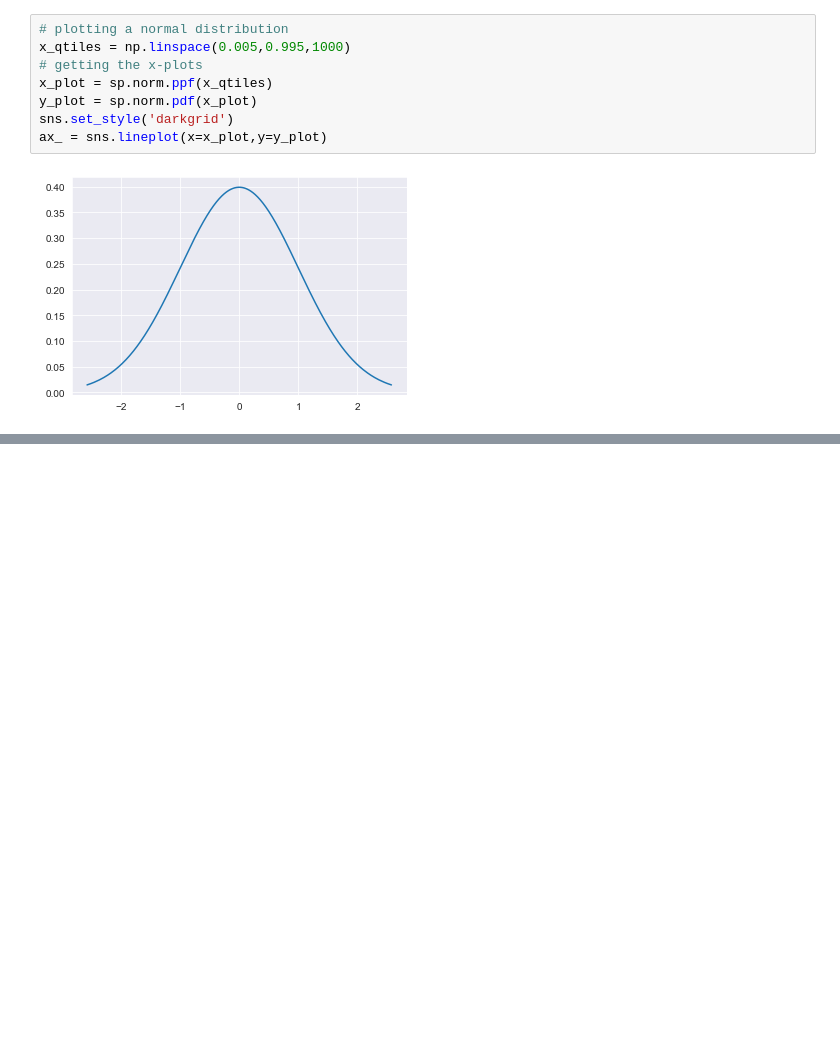
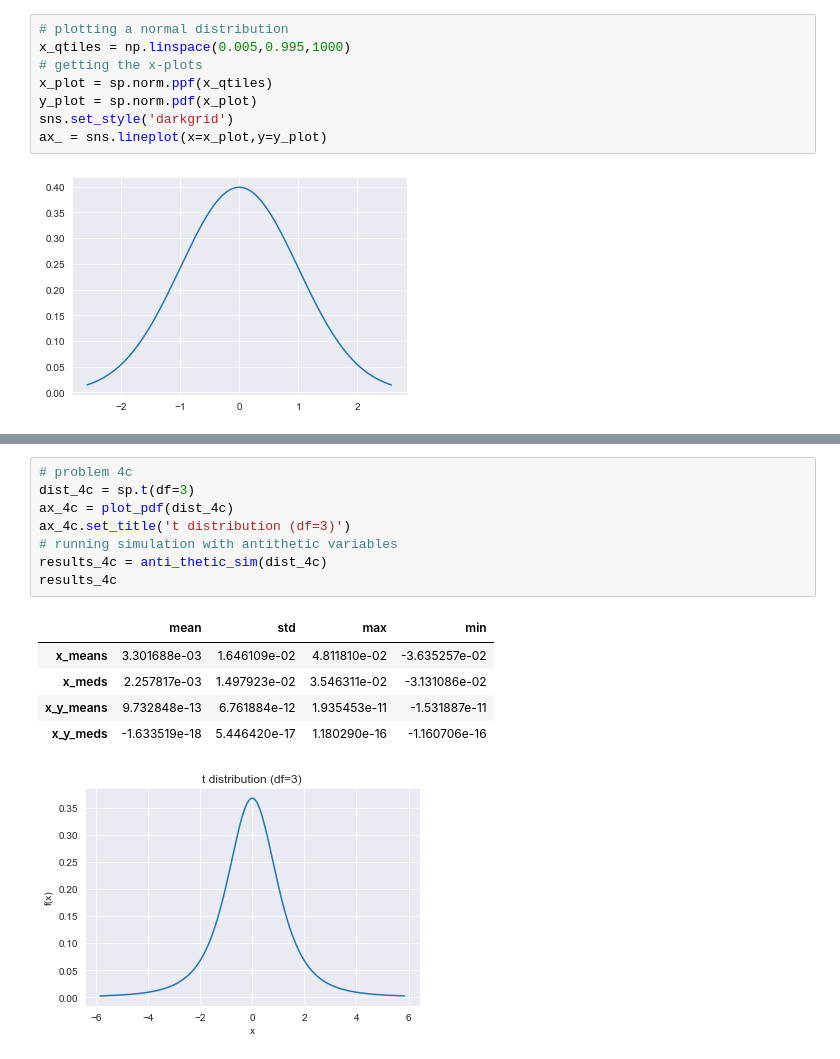
Before and after one commit to uwcheah/Main, a Jupyter notebook: montecarlo/Module 9.ipynb, the cells around one changed output, grey strips where cells are left out. Cells and saved outputs as stored; diff of their text form; blank space fills up the shorter version.

```diff
--- a/montecarlo/Module 9.ipynb
+++ b/montecarlo/Module 9.ipynb
@@ -126,0 +225,15 @@ array([21])
+# %%
+# problem 4c
+dist_4c = sp.t(df=3)
+ax_4c = plot_pdf(dist_4c)
+ax_4c.set_title('t distribution (df=3)')
+# running simulation with antithetic variables
+results_4c = anti_thetic_sim(dist_4c)
+results_4c
+# %% [output]
+|  | mean | std | max | min |
+| x_means | 3.301688e-03 | 1.646109e-02 | 4.811810e-02 | -3.635257e-02 |
+| x_meds | 2.257817e-03 | 1.497923e-02 | 3.546311e-02 | -3.131086e-02 |
+| x_y_means | 9.732848e-13 | 6.761884e-12 | 1.935453e-11 | -1.531887e-11 |
+| x_y_meds | -1.633519e-18 | 5.446420e-17 | 1.180290e-16 | -1.160706e-16 |
+[figure, added]
```
Also changed, not shown: parts of 15 cells of this notebook.
